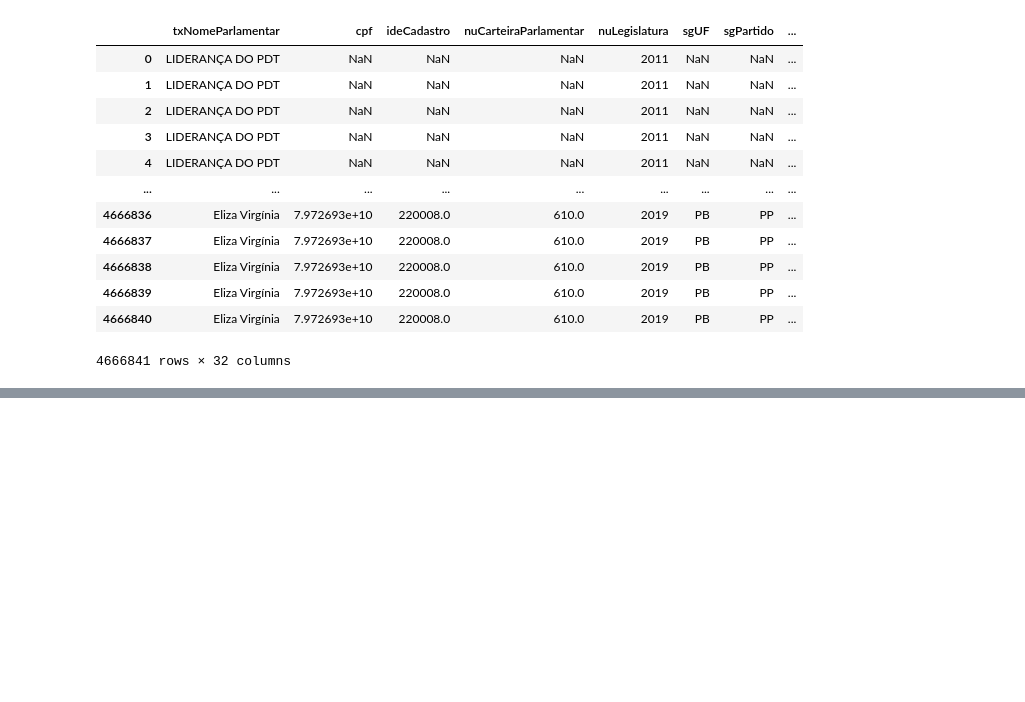
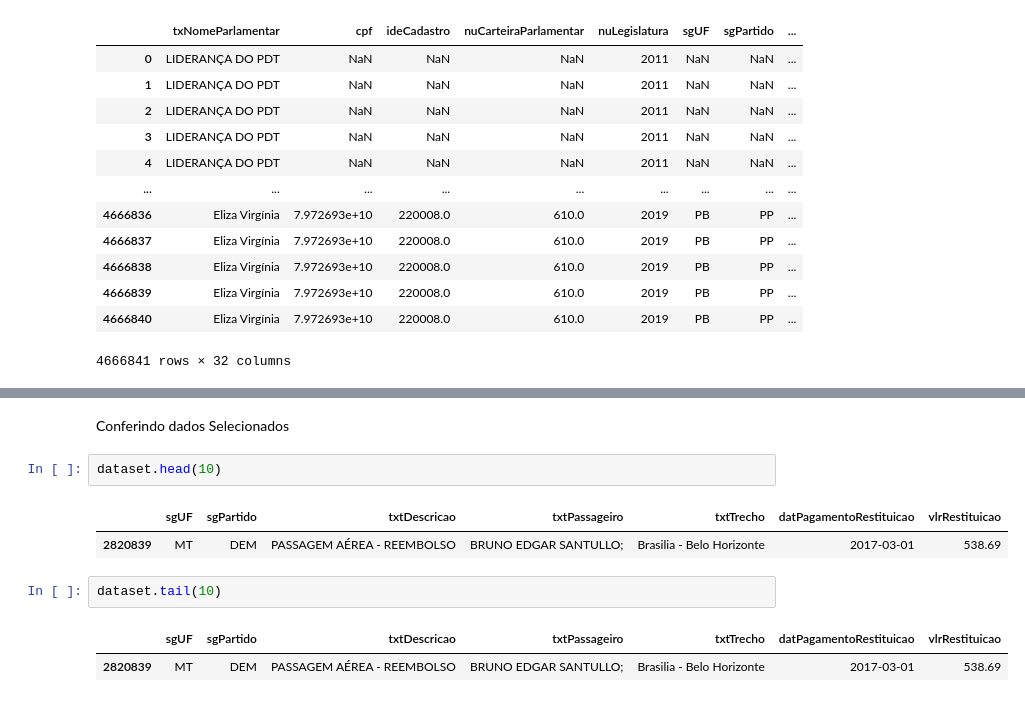
Before and after one commit to LeonardoHBritoo/projetoVI_ifooftech, a Jupyter notebook: projeto_vi.ipynb, the cells around one changed output, grey strips where cells are left out. Saved outputs shown, nothing was run; the diff lists cells and outputs as text; blank space fills up the shorter version.

Commit message:
[feat] add pré-processamento dos dados genérico.

```diff
--- a/projeto_vi.ipynb
+++ b/projeto_vi.ipynb
@@ -66,0 +89,12 @@ despesas_completo
+# %% [markdown]
+Conferindo dados Selecionados
+# %%
+dataset.head(10)
+# %% [output]
+|  | sgUF | sgPartido | txtDescricao | txtPassageiro | txtTrecho | datPagamentoRestituicao | vlrRestituicao |
+| 2820839 | MT | DEM | PASSAGEM AÉREA - REEMBOLSO | BRUNO EDGAR SANTULLO; | Brasilia - Belo Horizonte | 2017-03-01 | 538.69 |
+# %%
+dataset.tail(10)
+# %% [output]
+|  | sgUF | sgPartido | txtDescricao | txtPassageiro | txtTrecho | datPagamentoRestituicao | vlrRestituicao |
+| 2820839 | MT | DEM | PASSAGEM AÉREA - REEMBOLSO | BRUNO EDGAR SANTULLO; | Brasilia - Belo Horizonte | 2017-03-01 | 538.69 |
```
Also changed, not shown: parts of 26 cells of this notebook.
